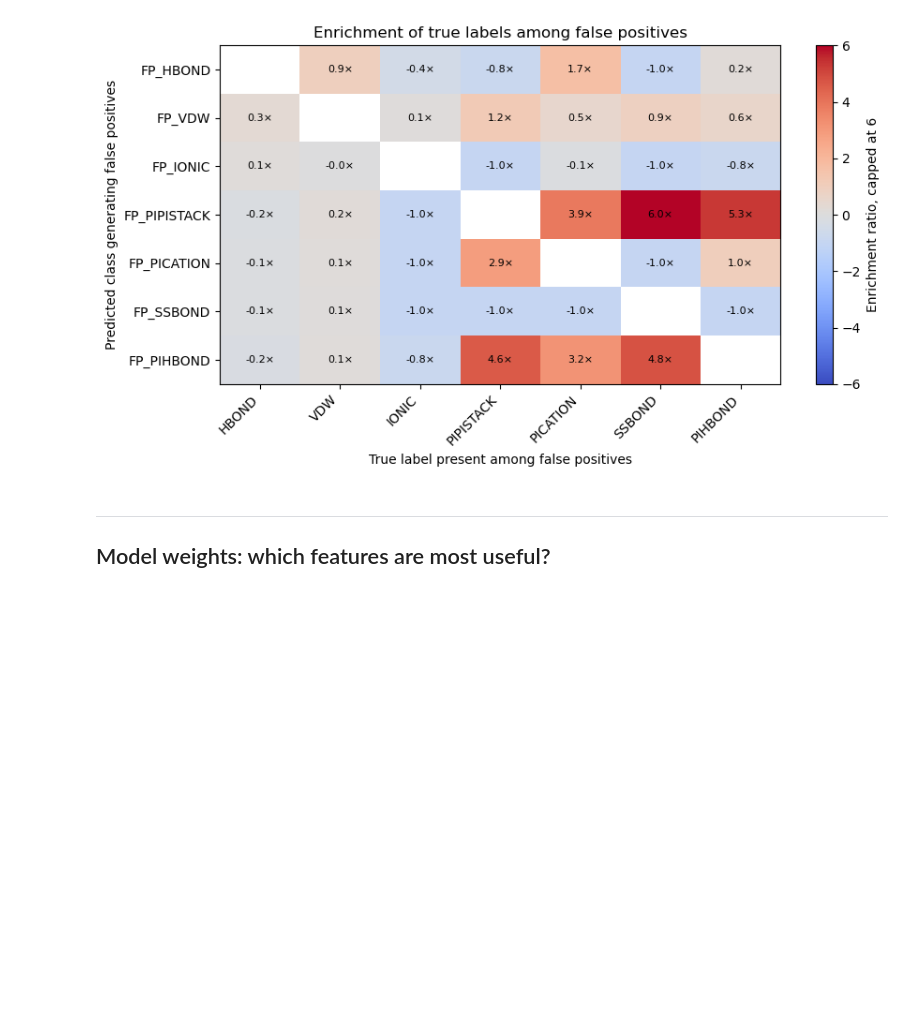
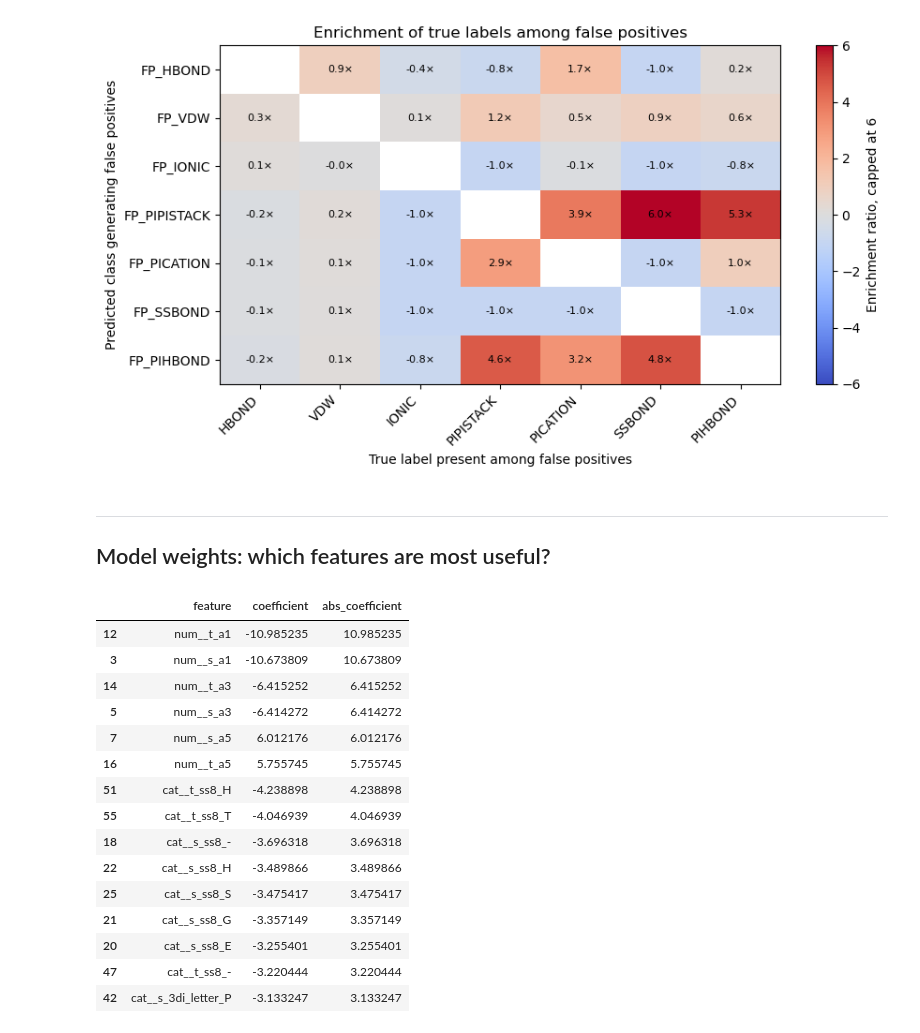
Before and after one commit to miriamzara/SB_Project, a Jupyter notebook: 2_logistic_regression.ipynb, the cells around one changed output. Cells and saved outputs as stored; diff of their text form; code cells hidden in the pictures; blank space fills up the shorter version.

```diff
--- a/2_logistic_regression.ipynb
+++ b/2_logistic_regression.ipynb
@@ -780,30 +780,46 @@ plt.show()
 # %%
 # Extract fitted parts
 preprocessor = pipeline.named_steps["preprocessor"]
 classifier = pipeline.named_steps["classifier"]
 
 # Feature names after preprocessing
 feature_names = preprocessor.get_feature_names_out()
 
 # One LogisticRegression model per class
 estimators = classifier.estimators_
 
 # Store coefficients class by class
 coef_tables = {}
 
 for class_idx, class_name in enumerate(target_names):
     model = estimators[class_idx]
 
     coefs = model.coef_[0]
 
     coef_df = pd.DataFrame({
         "feature": feature_names,
         "coefficient": coefs,
         "abs_coefficient": np.abs(coefs)
     }).sort_values("abs_coefficient", ascending=False)
 
     coef_tables[class_name] = coef_df
 
-    #print(f"\nTop features for {class_name}")
-    #display(coef_df.head(15))
+display(coef_tables["SSBOND"].head(15))
+# %% [output]
+|  | feature | coefficient | abs_coefficient |
+| 12 | num__t_a1 | -10.985235 | 10.985235 |
+| 3 | num__s_a1 | -10.673809 | 10.673809 |
+| 14 | num__t_a3 | -6.415252 | 6.415252 |
+| 5 | num__s_a3 | -6.414272 | 6.414272 |
+| 7 | num__s_a5 | 6.012176 | 6.012176 |
+| 16 | num__t_a5 | 5.755745 | 5.755745 |
+| 51 | cat__t_ss8_H | -4.238898 | 4.238898 |
+| 55 | cat__t_ss8_T | -4.046939 | 4.046939 |
+| 18 | cat__s_ss8_- | -3.696318 | 3.696318 |
+| 22 | cat__s_ss8_H | -3.489866 | 3.489866 |
+| 25 | cat__s_ss8_S | -3.475417 | 3.475417 |
+| 21 | cat__s_ss8_G | -3.357149 | 3.357149 |
+| 20 | cat__s_ss8_E | -3.255401 | 3.255401 |
+| 47 | cat__t_ss8_- | -3.220444 | 3.220444 |
+| 42 | cat__s_3di_letter_P | -3.133247 | 3.133247 |
 # %%
```
Also changed, not shown: parts of 2 cells of this notebook.
